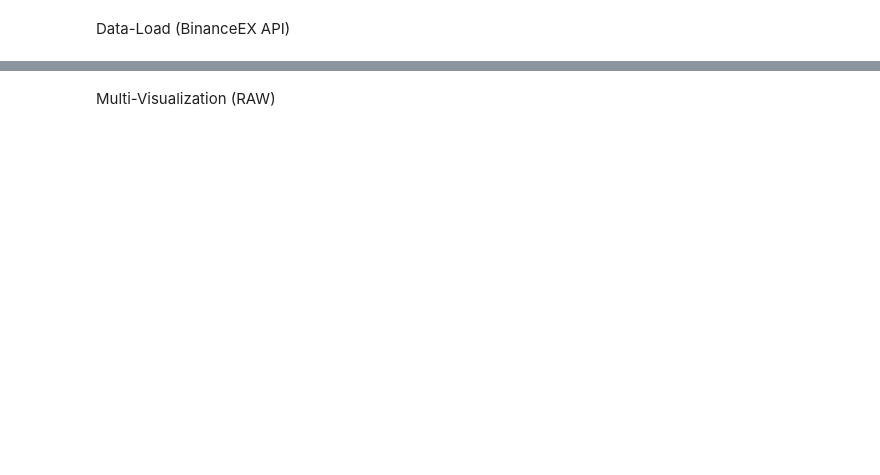
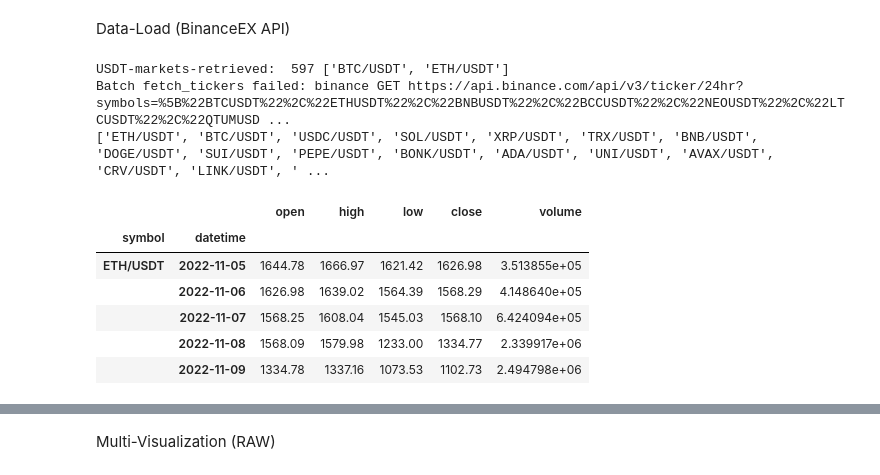
Before and after one commit to AlikMon88/ML-Pairs-Open, a Jupyter notebook: Research/research_v2.ipynb, the cells around one changed output, grey strips where cells are left out. Saved outputs shown, nothing was run; the diff lists cells and outputs as text; code cells hidden in the pictures; blank space fills up the shorter version.

```diff
--- a/Research/research_v2.ipynb
+++ b/Research/research_v2.ipynb
@@ -81,11 +86,22 @@ market_ticker = 'BTC/USDT'
 # %%
-df_cryp_uni, cryp_uni_list = get_ccxt_crypto_data(timeframe='1d', limit=1000, is_plot=False, load_universe=True)
+df_cryp_uni, cryp_uni_list = get_ccxt_crypto_data(timeframe='1d', limit=history_limit, is_plot=False, load_universe=True)
 
 market_df = df_cryp_uni.loc[market_ticker]
 stablecoin_df = df_cryp_uni.loc[stable_ticker]
 
 df_cryp_uni.drop([market_ticker, stable_ticker], axis=0)
 cryp_uni_list = [c for c in cryp_uni_list if c not in [stable_ticker, market_ticker]]
+# %% [output]
+USDT-markets-retrieved:  597 ['BTC/USDT', 'ETH/USDT']
+Batch fetch_tickers failed: binance GET https://api.binance.com/api/v3/ticker/24hr?symbols=%5B%22BTCUSDT%22%2C%22ETHUSDT%22%2C%22BNBUSDT%22%2C%22BCCUSDT%22%2C%22NEOUSDT%22%2C%22LTCUSDT%22%2C%22QTUMUSD ...
+['ETH/USDT', 'BTC/USDT', 'USDC/USDT', 'SOL/USDT', 'XRP/USDT', 'TRX/USDT', 'BNB/USDT', 'DOGE/USDT', 'SUI/USDT', 'PEPE/USDT', 'BONK/USDT', 'ADA/USDT', 'UNI/USDT', 'AVAX/USDT', 'CRV/USDT', 'LINK/USDT', ' ...
+|  |  | open | high | low | close | volume |
+| symbol | datetime |  |  |  |  |  |
+| ETH/USDT | 2022-11-05 | 1644.78 | 1666.97 | 1621.42 | 1626.98 | 3.513855e+05 |
+|  | 2022-11-06 | 1626.98 | 1639.02 | 1564.39 | 1568.29 | 4.148640e+05 |
+|  | 2022-11-07 | 1568.25 | 1608.04 | 1545.03 | 1568.10 | 6.424094e+05 |
+|  | 2022-11-08 | 1568.09 | 1579.98 | 1233.00 | 1334.77 | 2.339917e+06 |
+|  | 2022-11-09 | 1334.78 | 1337.16 | 1073.53 | 1102.73 | 2.494798e+06 |
 # %%
 print('Selected-coins (except market & stable): ', len(cryp_uni_list), cryp_uni_list[:5])
 print()
```
Also changed, not shown: parts of 18 cells of this notebook, 3 other files.
